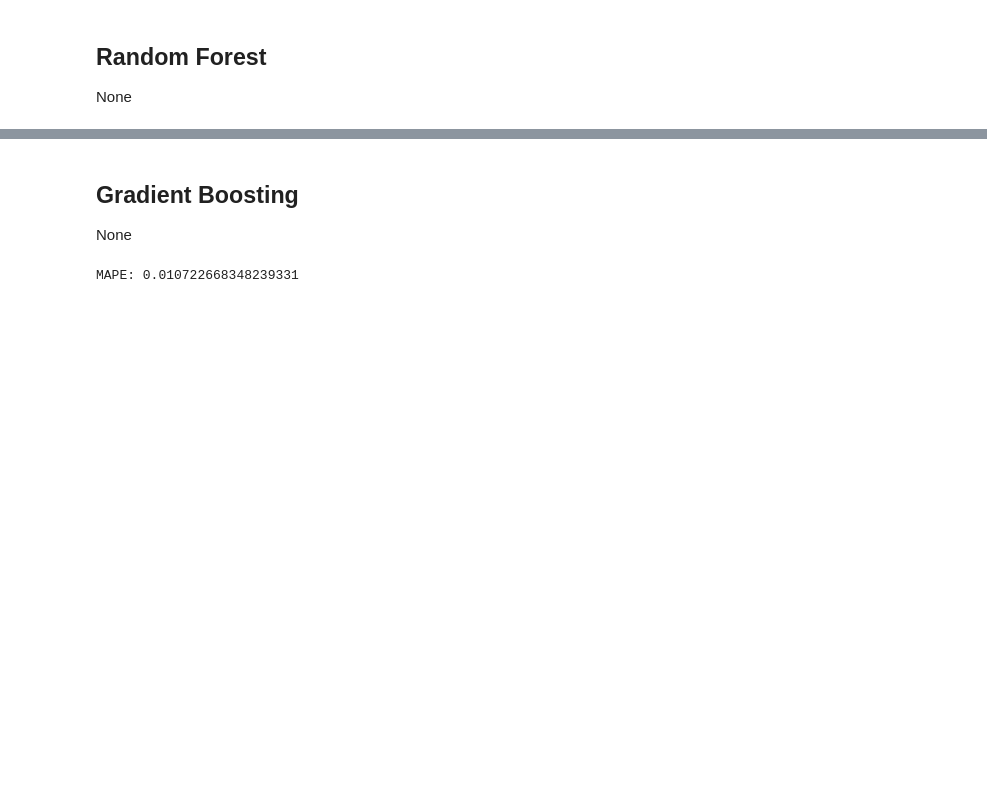
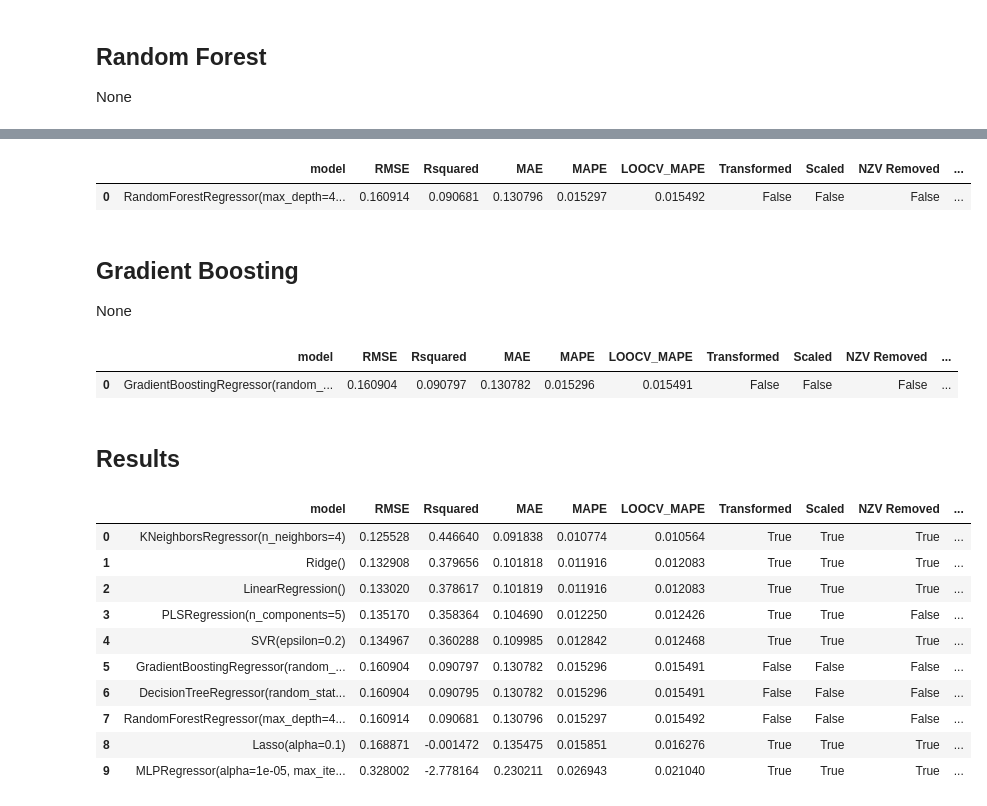
Before and after one commit to kac624/cuny, a Jupyter notebook: D624/project2.ipynb, the cells around one changed output, grey strips where cells are left out. Saved outputs shown, nothing was run; the diff lists cells and outputs as text; code cells hidden in the pictures; blank space fills up the shorter version.

```diff
--- a/D624/project2.ipynb
+++ b/D624/project2.ipynb
@@ -268,0 +390,4 @@ MAPE: 0.014509225942873403
+# %%
+tree_raw = fit_evaluate(DecisionTreeRegressor(random_state = 42))
+results = pd.concat([results, tree_raw])
+tree_raw
@@ -279,9 +400,42 @@ MAPE: 0.011816465030980758
+# %%
+rf_raw = fit_evaluate(RandomForestRegressor(max_depth = 4, random_state = 42))
+results = pd.concat([results, rf_raw])
+rf_raw
+# %% [output]
+|  | model | RMSE | Rsquared | MAE | MAPE | LOOCV_MAPE | Transformed | Scaled | NZV Removed | ... |
+| 0 | RandomForestRegressor(max_depth=4... | 0.160914 | 0.090681 | 0.130796 | 0.015297 | 0.015492 | False | False | False | ... |
 # %% [markdown]
 ## Gradient Boosting
 None
-# %%
-model = GradientBoostingRegressor(random_state = 42)
-model.fit(X_train, y_train)
-print(f'MAPE: {mean_absolute_percentage_error(y_test, model.predict(X_test))}')
-# %% [output]
-MAPE: 0.010722668348239331
+# %%
+boost_raw = fit_evaluate(GradientBoostingRegressor(random_state = 42))
+results = pd.concat([results, boost_raw])
+boost_raw
+# %% [output]
+|  | model | RMSE | Rsquared | MAE | MAPE | LOOCV_MAPE | Transformed | Scaled | NZV Removed | ... |
+| 0 | GradientBoostingRegressor(random_... | 0.160904 | 0.090797 | 0.130782 | 0.015296 | 0.015491 | False | False | False | ... |
+# %% [markdown]
+## Results
+# %%
+results = results.reset_index(drop = True)
+
+results = (results[
+    ~(results.duplicated('model', keep = False)) |
+    (results['Transformed'] != False)]
+ .sort_values('MAPE')
+ .reset_index(drop = True)
+)
+# %%
+results
+# %% [output]
+|  | model | RMSE | Rsquared | MAE | MAPE | LOOCV_MAPE | Transformed | Scaled | NZV Removed | ... |
+| 0 | KNeighborsRegressor(n_neighbors=4) | 0.125528 | 0.446640 | 0.091838 | 0.010774 | 0.010564 | True | True | True | ... |
+| 1 | Ridge() | 0.132908 | 0.379656 | 0.101818 | 0.011916 | 0.012083 | True | True | True | ... |
+| 2 | LinearRegression() | 0.133020 | 0.378617 | 0.101819 | 0.011916 | 0.012083 | True | True | True | ... |
+| 3 | PLSRegression(n_components=5) | 0.135170 | 0.358364 | 0.104690 | 0.012250 | 0.012426 | True | True | False | ... |
+| 4 | SVR(epsilon=0.2) | 0.134967 | 0.360288 | 0.109985 | 0.012842 | 0.012468 | True | True | True | ... |
+| 5 | GradientBoostingRegressor(random_... | 0.160904 | 0.090797 | 0.130782 | 0.015296 | 0.015491 | False | False | False | ... |
+| 6 | DecisionTreeRegressor(random_stat... | 0.160904 | 0.090795 | 0.130782 | 0.015296 | 0.015491 | False | False | False | ... |
+| 7 | RandomForestRegressor(max_depth=4... | 0.160914 | 0.090681 | 0.130796 | 0.015297 | 0.015492 | False | False | False | ... |
+| 8 | Lasso(alpha=0.1) | 0.168871 | -0.001472 | 0.135475 | 0.015851 | 0.016276 | True | True | True | ... |
+| 9 | MLPRegressor(alpha=1e-05, max_ite... | 0.328002 | -2.778164 | 0.230211 | 0.026943 | 0.021040 | True | True | True | ... |
```
Also changed, not shown: parts of 39 cells of this notebook, 7 other files.
